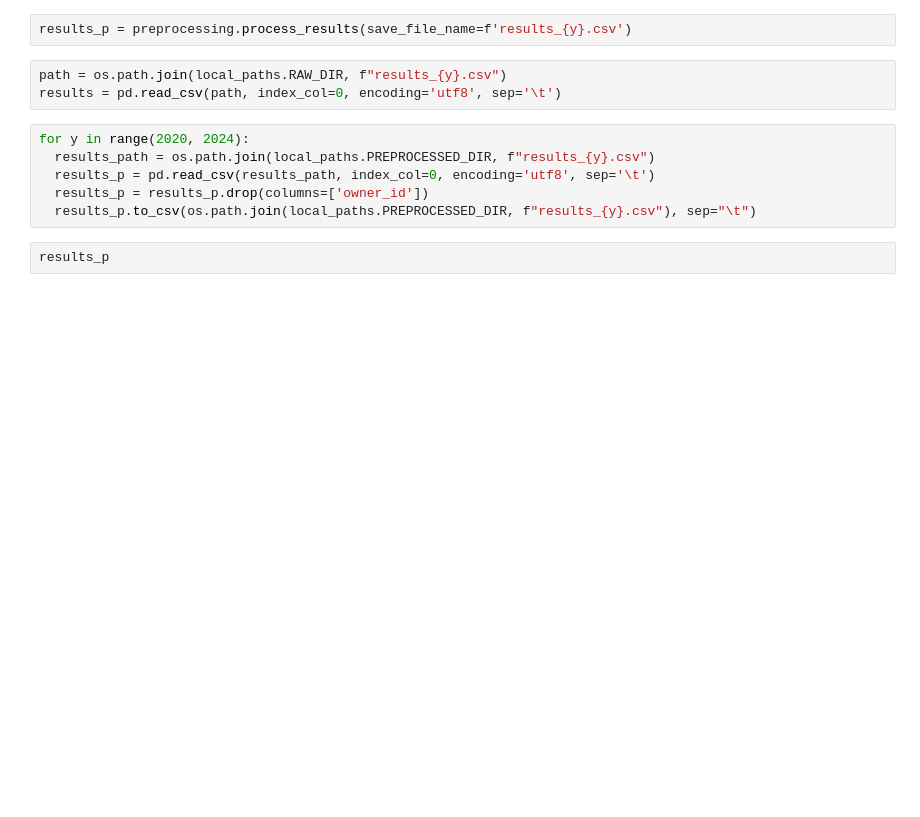
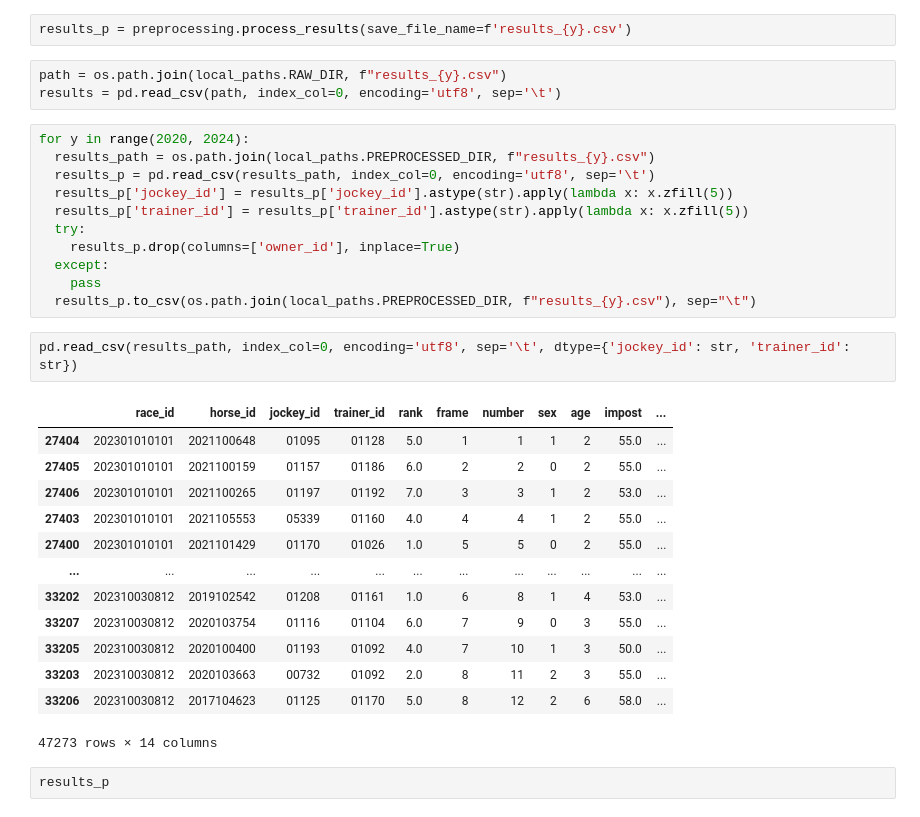
Before and after one commit to nanzeu/keiba, a Jupyter notebook: preprocessing.ipynb, the cells around one changed output. Drawn from its saved outputs; the diff is of its cells as text; blank space fills up the shorter version.

```diff
--- a/preprocessing.ipynb
+++ b/preprocessing.ipynb
@@ -22,8 +19,29 @@ results = pd.read_csv(path, index_col=0, encoding='utf8', sep='\t')
 for y in range(2020, 2024):
   results_path = os.path.join(local_paths.PREPROCESSED_DIR, f"results_{y}.csv")
   results_p = pd.read_csv(results_path, index_col=0, encoding='utf8', sep='\t')
-  results_p = results_p.drop(columns=['owner_id'])
+  results_p['jockey_id'] = results_p['jockey_id'].astype(str).apply(lambda x: x.zfill(5))
+  results_p['trainer_id'] = results_p['trainer_id'].astype(str).apply(lambda x: x.zfill(5))
+  try:
+    results_p.drop(columns=['owner_id'], inplace=True)
+  except:
+    pass
   results_p.to_csv(os.path.join(local_paths.PREPROCESSED_DIR, f"results_{y}.csv"), sep="\t")
+# %%
+pd.read_csv(results_path, index_col=0, encoding='utf8', sep='\t', dtype={'jockey_id': str, 'trainer_id': str})
+# %% [output]
+|  | race_id | horse_id | jockey_id | trainer_id | rank | frame | number | sex | age | impost | ... |
+| 27404 | 202301010101 | 2021100648 | 01095 | 01128 | 5.0 | 1 | 1 | 1 | 2 | 55.0 | ... |
+| 27405 | 202301010101 | 2021100159 | 01157 | 01186 | 6.0 | 2 | 2 | 0 | 2 | 55.0 | ... |
+| 27406 | 202301010101 | 2021100265 | 01197 | 01192 | 7.0 | 3 | 3 | 1 | 2 | 53.0 | ... |
+| 27403 | 202301010101 | 2021105553 | 05339 | 01160 | 4.0 | 4 | 4 | 1 | 2 | 55.0 | ... |
+| 27400 | 202301010101 | 2021101429 | 01170 | 01026 | 1.0 | 5 | 5 | 0 | 2 | 55.0 | ... |
+| ... | ... | ... | ... | ... | ... | ... | ... | ... | ... | ... | ... |
+| 33202 | 202310030812 | 2019102542 | 01208 | 01161 | 1.0 | 6 | 8 | 1 | 4 | 53.0 | ... |
+| 33207 | 202310030812 | 2020103754 | 01116 | 01104 | 6.0 | 7 | 9 | 0 | 3 | 55.0 | ... |
+| 33205 | 202310030812 | 2020100400 | 01193 | 01092 | 4.0 | 7 | 10 | 1 | 3 | 50.0 | ... |
+| 33203 | 202310030812 | 2020103663 | 00732 | 01092 | 2.0 | 8 | 11 | 2 | 3 | 55.0 | ... |
+| 33206 | 202310030812 | 2017104623 | 01125 | 01170 | 5.0 | 8 | 12 | 2 | 6 | 58.0 | ... |
+47273 rows × 14 columns
 # %%
 results_p
 # %% [output]
```
Also changed, not shown: parts of 1 cell of this notebook, 11 other files.
